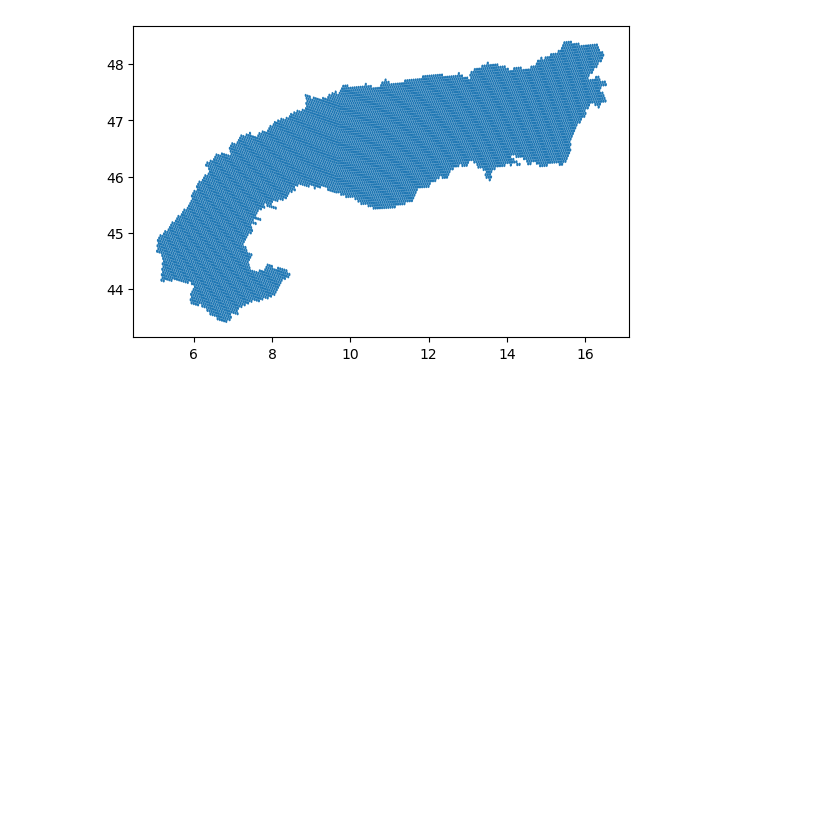
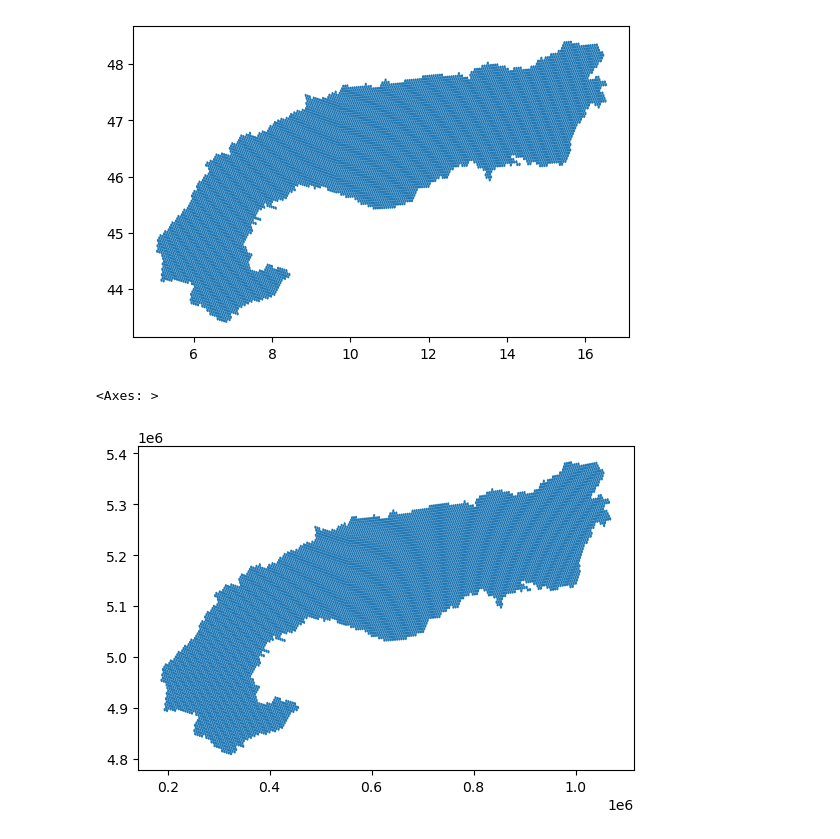
Before and after one commit to LMerbecks/Alps-height-map, a Jupyter notebook: src/getAlps.ipynb, the cells around one changed output. Saved outputs shown, nothing was run; the diff lists cells and outputs as text; code cells hidden in the pictures; blank space fills up the shorter version.

```diff
--- a/src/getAlps.ipynb
+++ b/src/getAlps.ipynb
@@ -51,7 +51,7 @@ alps_geojson = json.load(open(alps_boundary_geojson_filename))
 
 alps_geometry_geojson = alps_geojson["features"][0]["geometry"]
 
-h3_resolution = 6
+h3_resolution = 1
 
 h3_indices = h3.polyfill(alps_geometry_geojson, res=h3_resolution)
 
@@ -78,3 +78,12 @@ gdf_alps_h3.plot()
 # %%
 alps_h3_discretized_filename = "../data/alps_h3.geojson"
 gdf_alps_h3.to_file(alps_h3_discretized_filename, driver="GeoJSON")
+# %%
+utm_epsg_code = 32632
+
+gdf_alps_h3_utm = gdf_alps_h3.to_crs(crs=utm_epsg_code)
+
+gdf_alps_h3_utm.plot()
+# %% [output]
+<Axes: >
+[figure, added]
```
Also changed, not shown: 1 other file.
